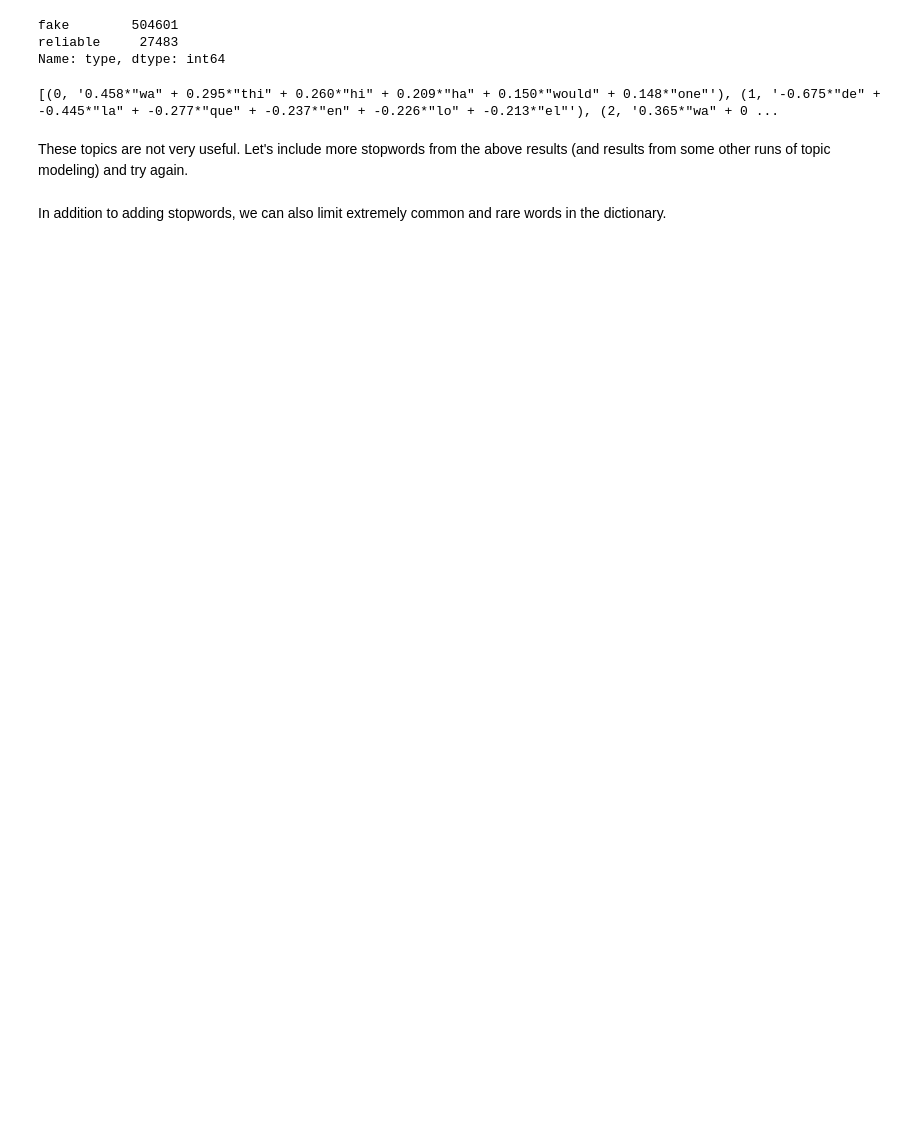
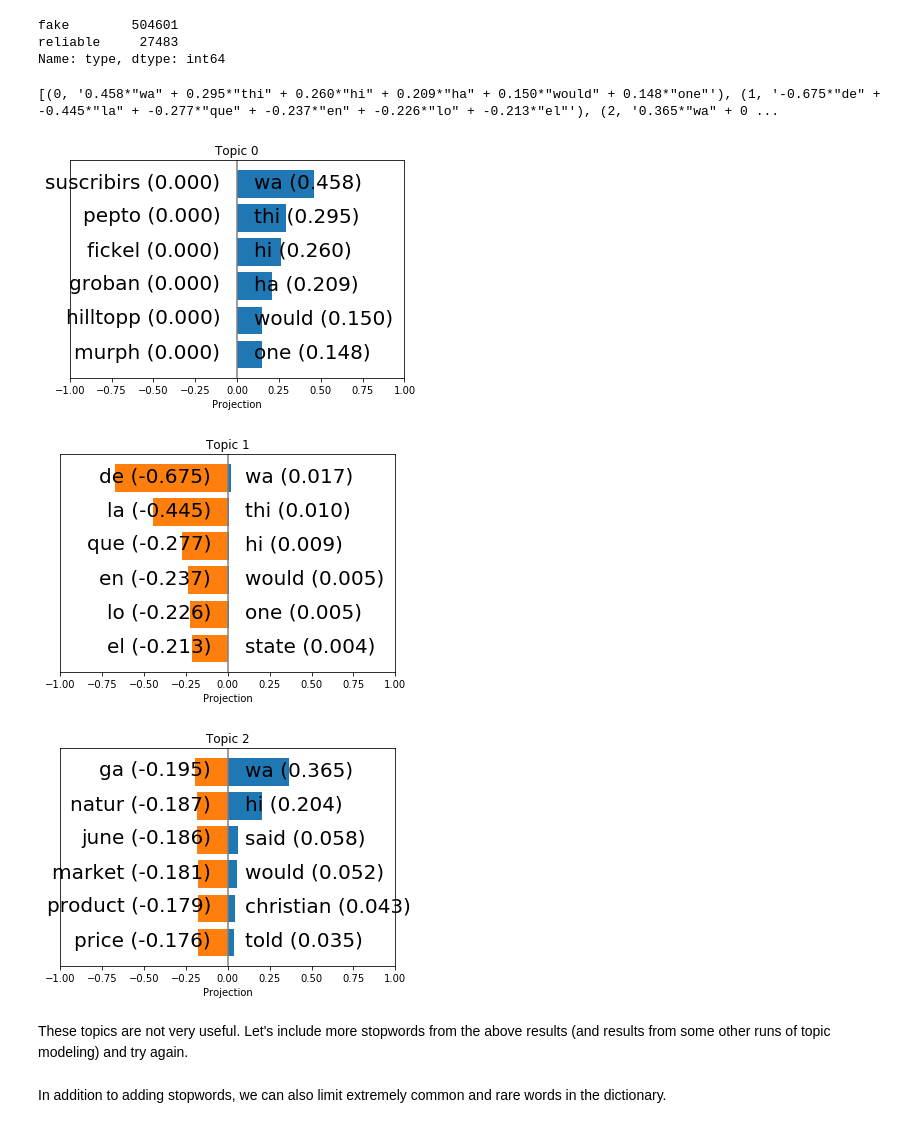
Before and after one commit to bijaykahar/English-Fake-News-Project, a Jupyter notebook: analysis.ipynb, the cells around one changed output. Saved outputs shown, nothing was run; the diff lists cells and outputs as text; code cells hidden in the pictures; blank space fills up the shorter version.

Commit message:
topic modeling edits

```diff
--- a/analysis.ipynb
+++ b/analysis.ipynb
@@ -1288,6 +1342,12 @@ output = lsi.print_topics(num_topics=3, num_words = 6)
 print (output)
 # %% [output]
 [(0, '0.458*"wa" + 0.295*"thi" + 0.260*"hi" + 0.209*"ha" + 0.150*"would" + 0.148*"one"'), (1, '-0.675*"de" + -0.445*"la" + -0.277*"que" + -0.237*"en" + -0.226*"lo" + -0.213*"el"'), (2, '0.365*"wa" + 0 ...
+# %%
+plotTopicProjections(lsi,dictionary)
+# %% [output]
+[figure, added]
+[figure, added]
+[figure, added]
 # %% [markdown]
 These topics are not very useful. Let's include more stopwords from the above results (and results from some other runs of topic modeling) and try again.
 # %%
```
Also changed, not shown: parts of 22 cells of this notebook.
